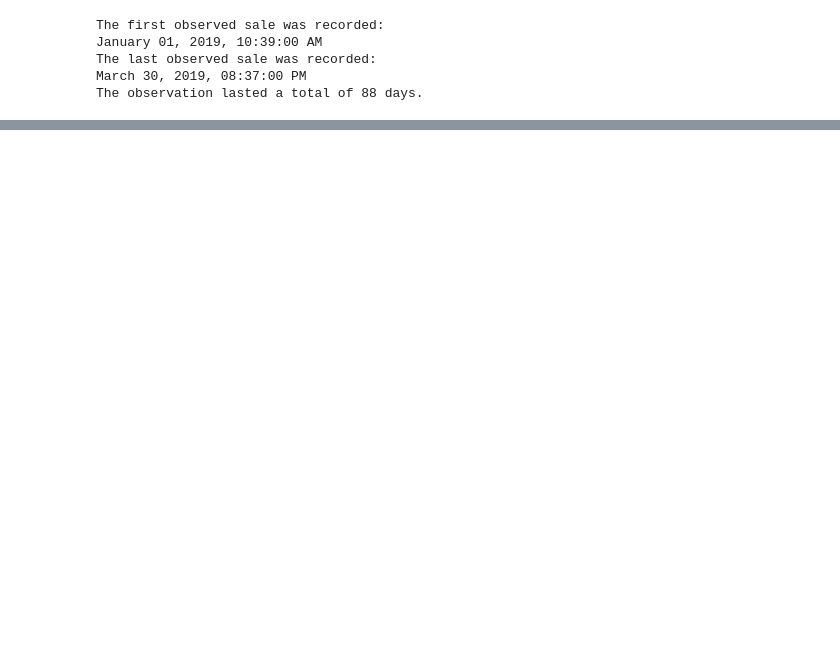
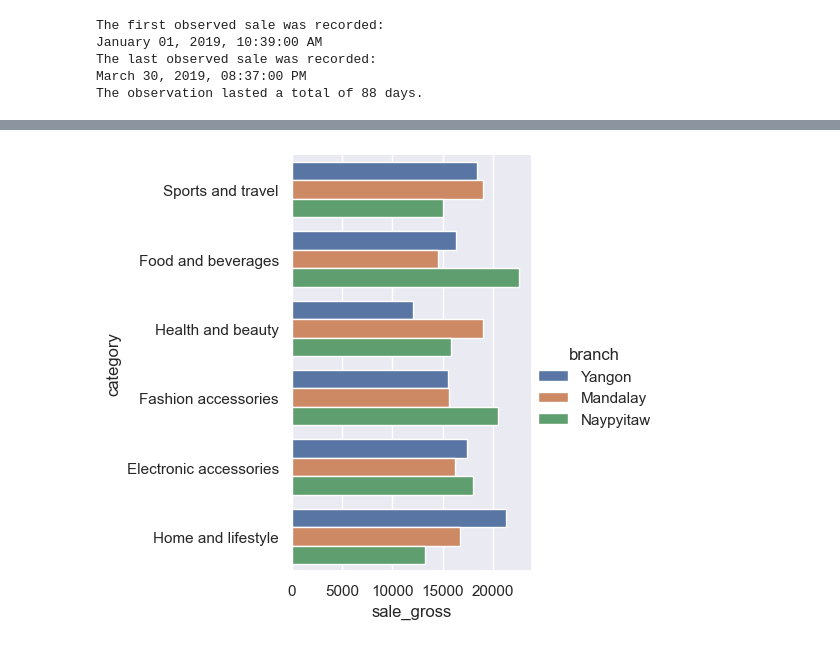
Before and after one commit to zdravoj/data-science-foundations, a Jupyter notebook: Supermarket_Sales/Supermarket_sales_analysis.ipynb, the cells around one changed output, grey strips where cells are left out. Drawn from its saved outputs; the diff is of its cells as text; code cells hidden in the pictures; blank space fills up the shorter version.

```diff
--- a/Supermarket_Sales/Supermarket_sales_analysis.ipynb
+++ b/Supermarket_Sales/Supermarket_sales_analysis.ipynb
@@ -178,0 +186,13 @@ sns.displot(
+# %%
+# category sales by branch
+sns.catplot(
+    data= supermarket_data,
+    x= 'sale_gross',
+    y= 'category',
+    hue= 'branch',
+    kind= 'bar',
+    estimator= 'sum',
+    errorbar= None
+);
+# %% [output]
+[figure, added]
```
Also changed, not shown: parts of 10 cells of this notebook.
